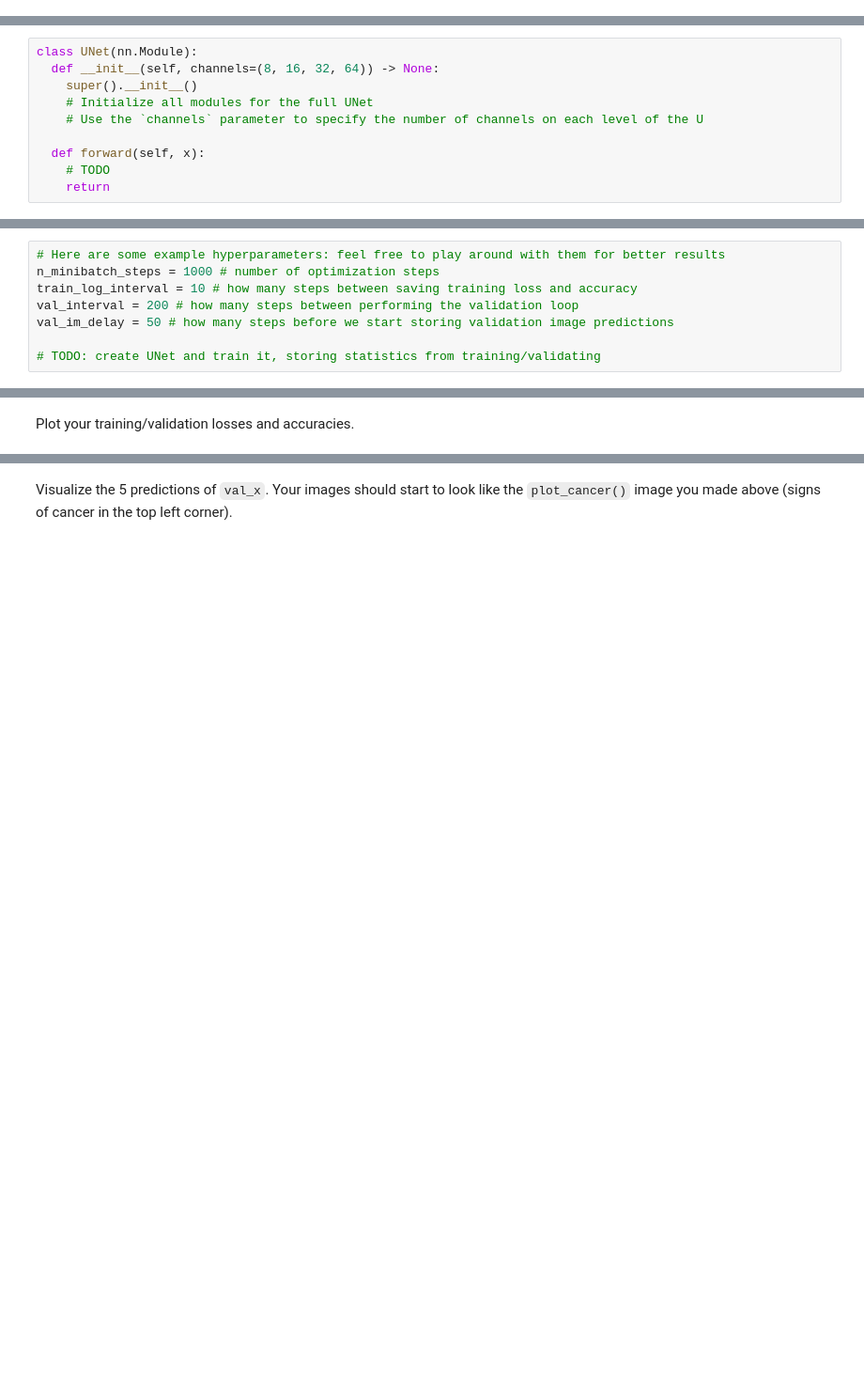
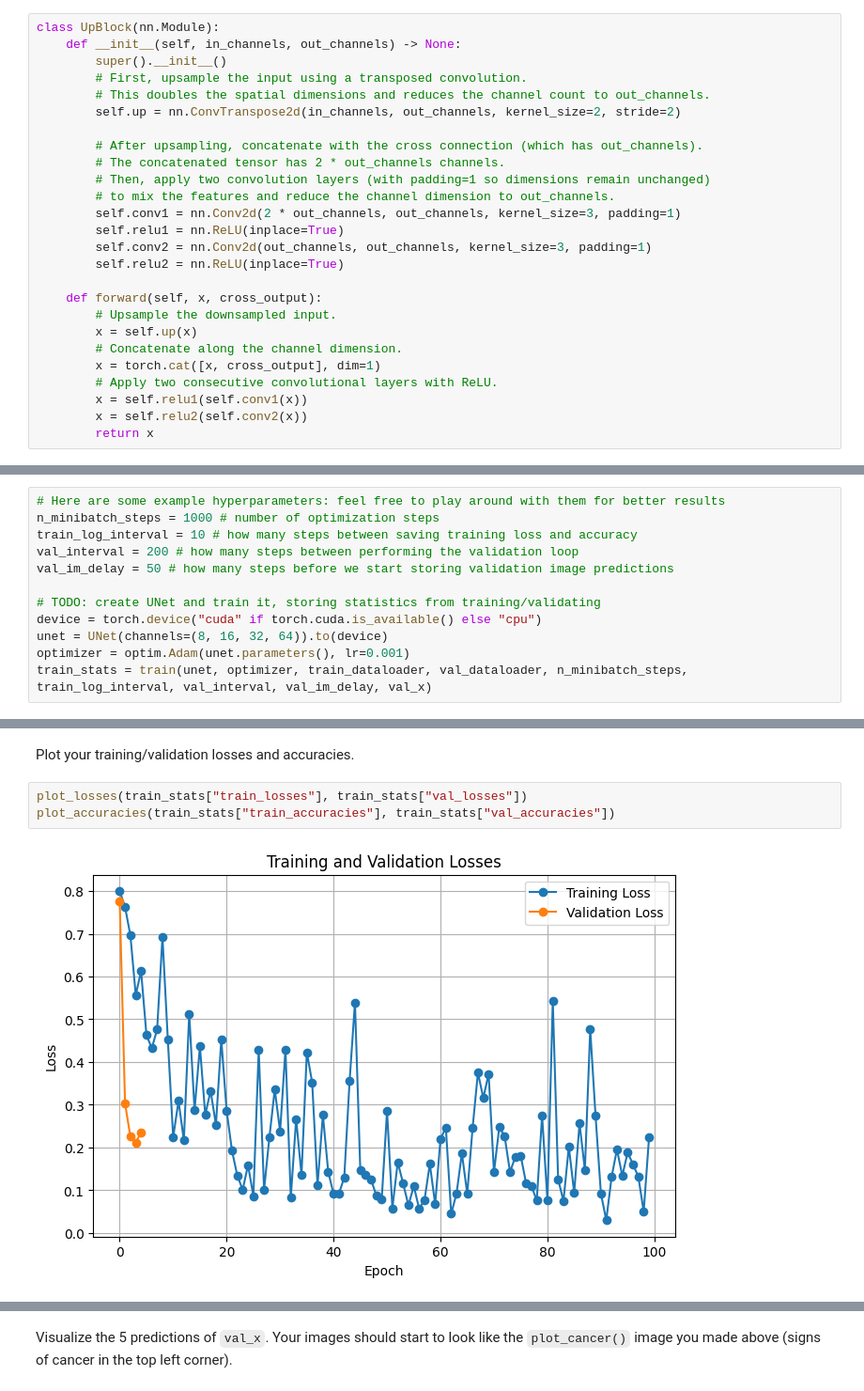
Before and after one commit to ldsbalu/Balu-Portfolio, a Jupyter notebook: lab4_unets.ipynb, the cells around one changed output, grey strips where cells are left out. Shown: that part at 94% size. Drawn from its saved outputs; the diff is of its cells as text; blank space fills up the shorter version.

```diff
--- a/lab4_unets.ipynb
+++ b/lab4_unets.ipynb
@@ -636,3 +658,29 @@ class UpBlock(nn.Module):
+# %%
+class UpBlock(nn.Module):
+    def __init__(self, in_channels, out_channels) -> None:
+        super().__init__()
+        # First, upsample the input using a transposed convolution.
+        # This doubles the spatial dimensions and reduces the channel count to out_channels.
+        self.up = nn.ConvTranspose2d(in_channels, out_channels, kernel_size=2, stride=2)
+
+        # After upsampling, concatenate with the cross connection (which has out_channels).
+        # The concatenated tensor has 2 * out_channels channels.
+        # Then, apply two convolution layers (with padding=1 so dimensions remain unchanged)
+        # to mix the features and reduce the channel dimension to out_channels.
+        self.conv1 = nn.Conv2d(2 * out_channels, out_channels, kernel_size=3, padding=1)
+        self.relu1 = nn.ReLU(inplace=True)
+        self.conv2 = nn.Conv2d(out_channels, out_channels, kernel_size=3, padding=1)
+        self.relu2 = nn.ReLU(inplace=True)
+
+    def forward(self, x, cross_output):
+        # Upsample the downsampled input.
+        x = self.up(x)
+        # Concatenate along the channel dimension.
+        x = torch.cat([x, cross_output], dim=1)
+        # Apply two consecutive convolutional layers with ReLU.
+        x = self.relu1(self.conv1(x))
+        x = self.relu2(self.conv2(x))
+        return x
 # %% [markdown]
 Test below that your `DownBlock` and `UpBlock` work correctly.
 Create a function `test_updown_block()` which instantiates a `DownBlock` and `UpBlock` and passes in a dummy image `x = torch.zeros((2, 4, 16, 16))`.
@@ -651,13 +732,3 @@ You will additionally need to add layers for the bottom of the U and the final o
 You do not need to use the same number of channels as the UNet paper. It is recommended you use fewer channels for faster training and less memory consumption. `[8, 16, 32, 64]` are a good choice for channel sizes.
 
 *Note: If you want to store `UpBlock`s and `DownBlock`s in a list then use the `nn.ModuleList()` which is a module that operates like a list, but exposes the modules to PyTorch.*
-# %%
-class UNet(nn.Module):
-  def __init__(self, channels=(8, 16, 32, 64)) -> None:
-    super().__init__()
-    # Initialize all modules for the full UNet
-    # Use the `channels` parameter to specify the number of channels on each level of the U
-
-  def forward(self, x):
-    # TODO
-    return
@@ -682,4 +825,8 @@ val_interval = 200 # how many steps between performing the validation loop
 val_im_delay = 50 # how many steps before we start storing validation image predictions
 
 # TODO: create UNet and train it, storing statistics from training/validating
+device = torch.device("cuda" if torch.cuda.is_available() else "cpu")
+unet = UNet(channels=(8, 16, 32, 64)).to(device)
+optimizer = optim.Adam(unet.parameters(), lr=0.001)
+train_stats = train(unet, optimizer, train_dataloader, val_dataloader, n_minibatch_steps, train_log_interval, val_interval, val_im_delay, val_x)
 # %% [output]
@@ -687,2 +850,7 @@ Step 0: Train Loss = 0.8754, Train Accuracy = 0.1236
 # %% [markdown]
 Plot your training/validation losses and accuracies.
+# %%
+plot_losses(train_stats["train_losses"], train_stats["val_losses"])
+plot_accuracies(train_stats["train_accuracies"], train_stats["val_accuracies"])
+# %% [output]
+[figure, added]
```
Also changed, not shown: parts of 16 cells of this notebook.
